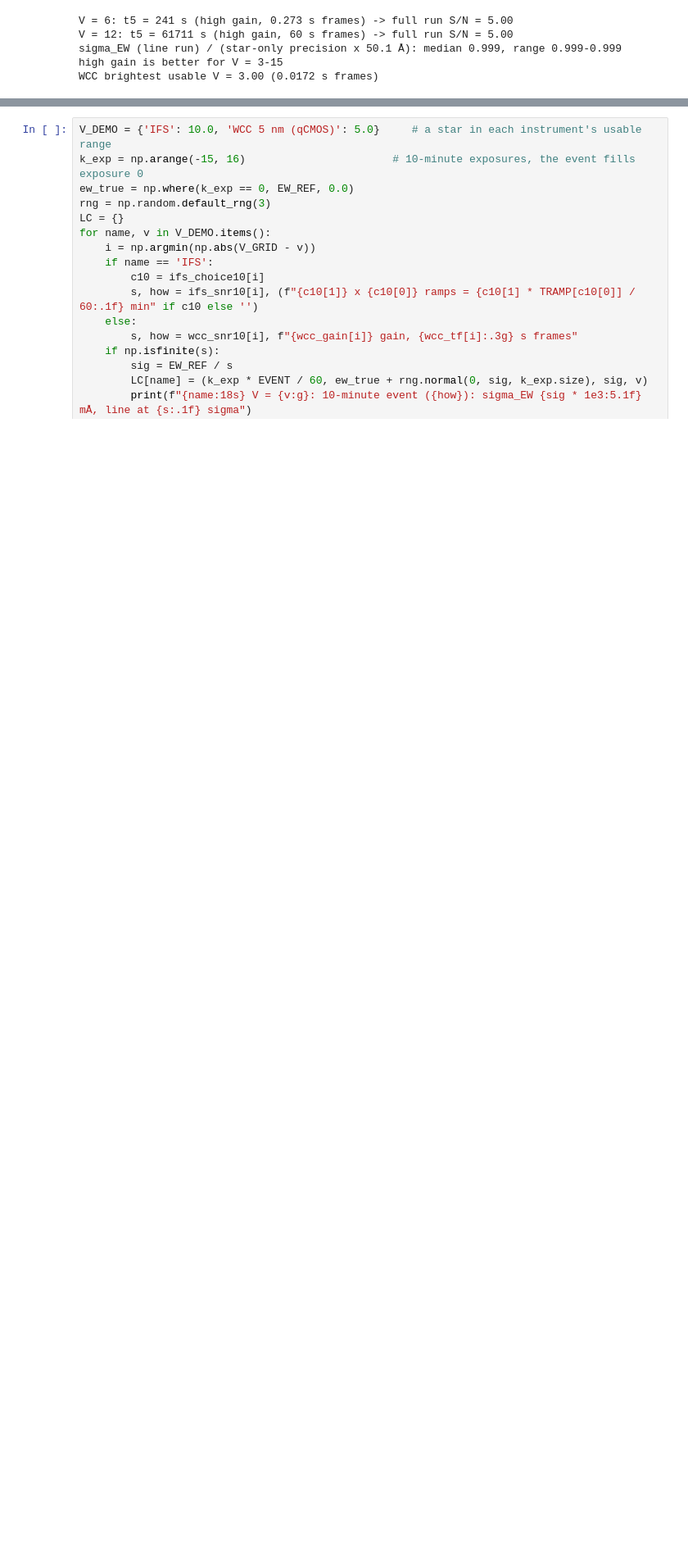
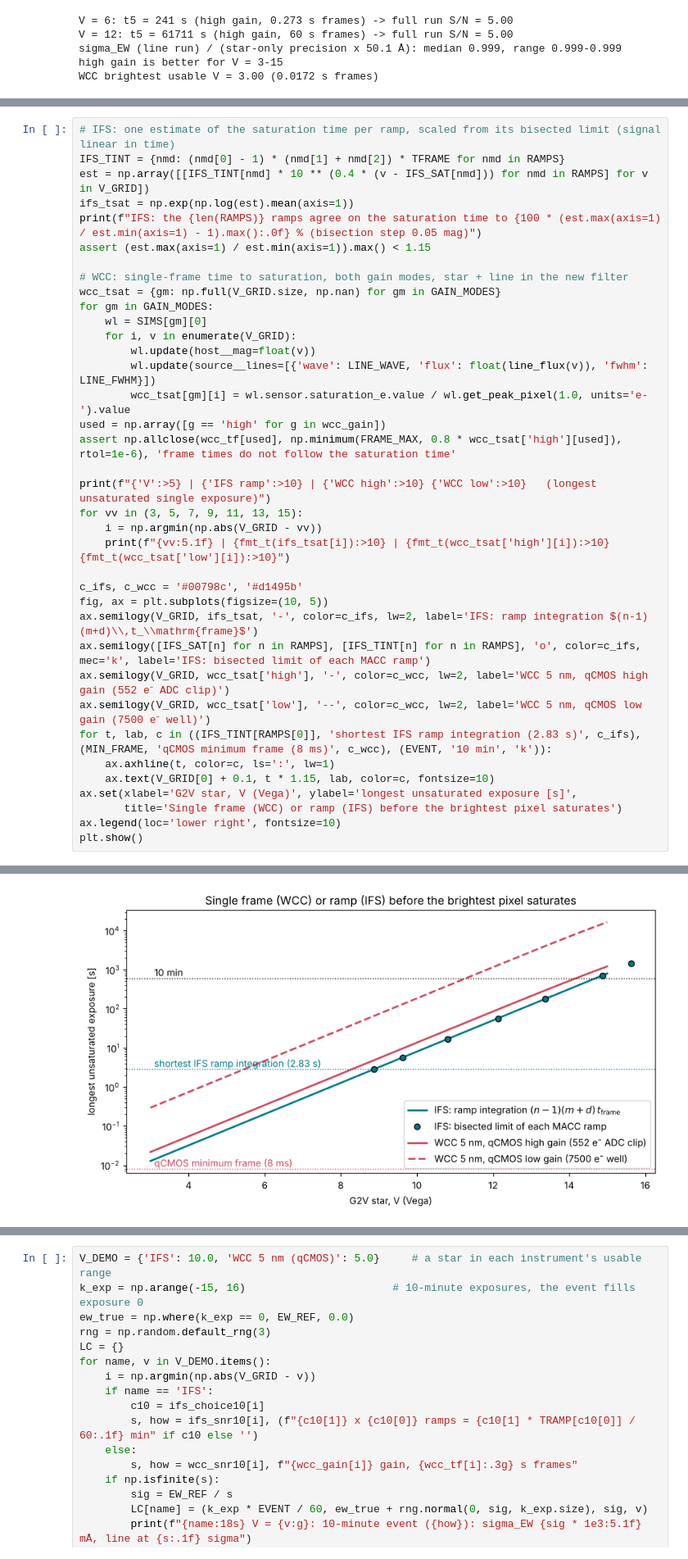
Before and after one commit to douglase/science-symposium-2026-hackathon-materials, a Jupyter notebook: lazuli/science_gallery/12_he10830_ifs_vs_wcc.ipynb, the cells around one changed output, grey strips where cells are left out. Shown at 82% size. Drawn from its saved outputs; the diff is of its cells as text; blank space fills up the shorter version.

```diff
--- a/lazuli/science_gallery/12_he10830_ifs_vs_wcc.ipynb
+++ b/lazuli/science_gallery/12_he10830_ifs_vs_wcc.ipynb
@@ -420,0 +434,38 @@ WCC brightest usable V = 3.00 (0.0172 s frames)
+# %%
+# IFS: one estimate of the saturation time per ramp, scaled from its bisected limit (signal linear in time)
+IFS_TINT = {nmd: (nmd[0] - 1) * (nmd[1] + nmd[2]) * TFRAME for nmd in RAMPS}
+est = np.array([[IFS_TINT[nmd] * 10 ** (0.4 * (v - IFS_SAT[nmd])) for nmd in RAMPS] for v in V_GRID])
+ifs_tsat = np.exp(np.log(est).mean(axis=1))
+print(f"IFS: the {len(RAMPS)} ramps agree on the saturation time to {100 * (est.max(axis=1) / est.min(axis=1) - 1).max():.0f} % (bisection step 0.05 mag)")
+assert (est.max(axis=1) / est.min(axis=1)).max() < 1.15
+
+# WCC: single-frame time to saturation, both gain modes, star + line in the new filter
+wcc_tsat = {gm: np.full(V_GRID.size, np.nan) for gm in GAIN_MODES}
+for gm in GAIN_MODES:
+    wl = SIMS[gm][0]
+    for i, v in enumerate(V_GRID):
+        wl.update(host__mag=float(v))
+        wl.update(source__lines=[{'wave': LINE_WAVE, 'flux': float(line_flux(v)), 'fwhm': LINE_FWHM}])
+        wcc_tsat[gm][i] = wl.sensor.saturation_e.value / wl.get_peak_pixel(1.0, units='e-').value
+used = np.array([g == 'high' for g in wcc_gain])
+assert np.allclose(wcc_tf[used], np.minimum(FRAME_MAX, 0.8 * wcc_tsat['high'][used]), rtol=1e-6), 'frame times do not follow the saturation time'
+
+print(f"{'V':>5} | {'IFS ramp':>10} | {'WCC high':>10} {'WCC low':>10}   (longest unsaturated single exposure)")
+for vv in (3, 5, 7, 9, 11, 13, 15):
+    i = np.argmin(np.abs(V_GRID - vv))
+    print(f"{vv:5.1f} | {fmt_t(ifs_tsat[i]):>10} | {fmt_t(wcc_tsat['high'][i]):>10} {fmt_t(wcc_tsat['low'][i]):>10}")
+
+c_ifs, c_wcc = '#00798c', '#d1495b'
+fig, ax = plt.subplots(figsize=(10, 5))
+ax.semilogy(V_GRID, ifs_tsat, '-', color=c_ifs, lw=2, label='IFS: ramp integration $(n-1)(m+d)\\,t_\\mathrm{frame}$')
+ax.semilogy([IFS_SAT[n] for n in RAMPS], [IFS_TINT[n] for n in RAMPS], 'o', color=c_ifs, mec='k', label='IFS: bisected limit of each MACC ramp')
+ax.semilogy(V_GRID, wcc_tsat['high'], '-', color=c_wcc, lw=2, label='WCC 5 nm, qCMOS high gain (552 e⁻ ADC clip)')
+ax.semilogy(V_GRID, wcc_tsat['low'], '--', color=c_wcc, lw=2, label='WCC 5 nm, qCMOS low gain (7500 e⁻ well)')
+for t, lab, c in ((IFS_TINT[RAMPS[0]], 'shortest IFS ramp integration (2.83 s)', c_ifs), (MIN_FRAME, 'qCMOS minimum frame (8 ms)', c_wcc), (EVENT, '10 min', 'k')):
+    ax.axhline(t, color=c, ls=':', lw=1)
+    ax.text(V_GRID[0] + 0.1, t * 1.15, lab, color=c, fontsize=10)
+ax.set(xlabel='G2V star, V (Vega)', ylabel='longest unsaturated exposure [s]',
+       title='Single frame (WCC) or ramp (IFS) before the brightest pixel saturates')
+ax.legend(loc='lower right', fontsize=10)
+plt.show()
+# %% [output]
@@ -421 +481,2 @@ WCC brightest usable V = 3.00 (0.0172 s frames)
+[figure, added]
 # %% [markdown]
```
Also changed, not shown: parts of 10 cells of this notebook.
